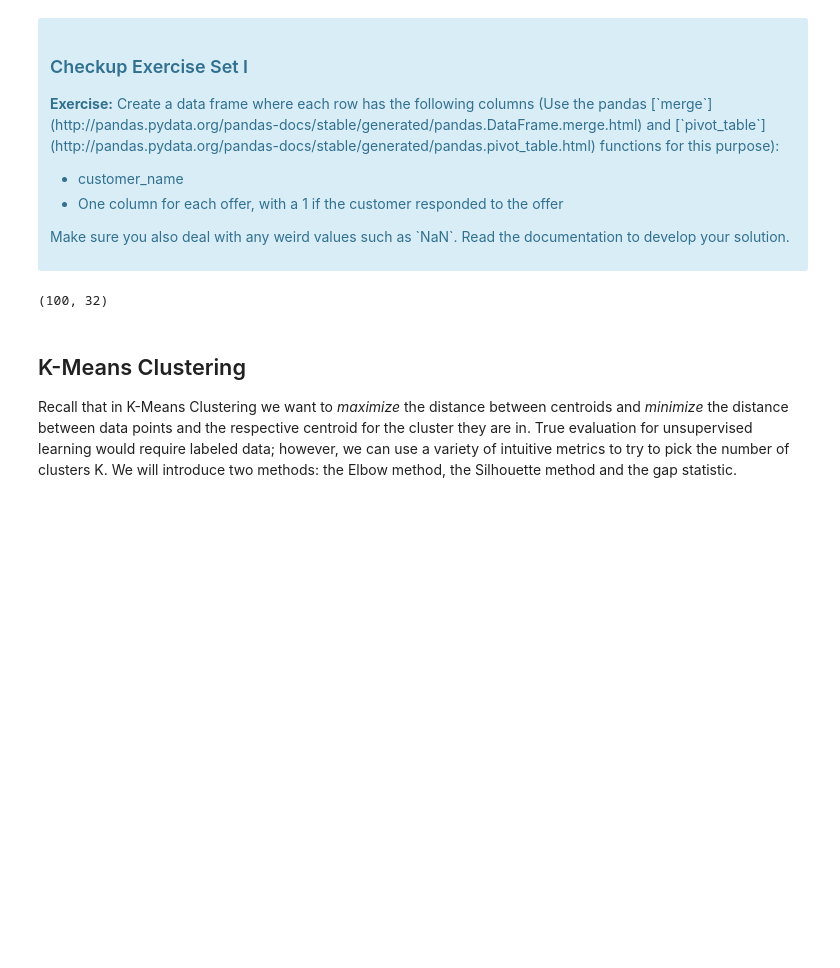
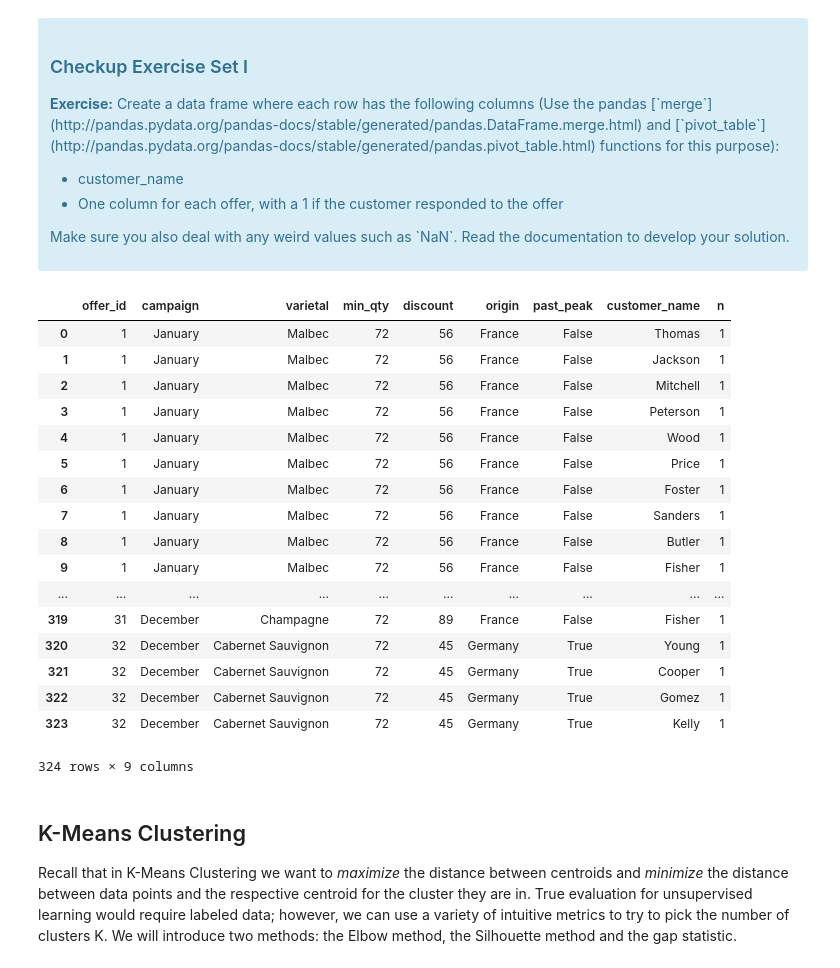
Before and after one commit to fsafe/aic-projects-public, a Jupyter notebook: unit-8-clustering/Mini_Project_Clustering.ipynb, the cells around one changed output. Cells and saved outputs as stored; diff of their text form; code cells hidden in the pictures; blank space fills up the shorter version.

```diff
--- a/unit-8-clustering/Mini_Project_Clustering.ipynb
+++ b/unit-8-clustering/Mini_Project_Clustering.ipynb
@@ -61,12 +61,28 @@ The first thing we need is a way to compare customers. To do this, we're going t
 # %%
 #your turn
 import numpy as np
 
-cus_off = pd.pivot_table(df_transactions,values = 'n', columns = 'offer_id', index = 'customer_name',
-                         aggfunc = np.max, fill_value = 0)
-cus_off.shape
+df = pd.merge(df_offers, df_transactions)
+cus_off = pd.pivot_table(df,values = 'n', columns = 'offer_id', index = 'customer_name', aggfunc = np.sum, fill_value = 0)
 # %% [output]
+|  | offer_id | campaign | varietal | min_qty | discount | origin | past_peak | customer_name | n |
+| 0 | 1 | January | Malbec | 72 | 56 | France | False | Thomas | 1 |
+| 1 | 1 | January | Malbec | 72 | 56 | France | False | Jackson | 1 |
+| 2 | 1 | January | Malbec | 72 | 56 | France | False | Mitchell | 1 |
+| 3 | 1 | January | Malbec | 72 | 56 | France | False | Peterson | 1 |
+| 4 | 1 | January | Malbec | 72 | 56 | France | False | Wood | 1 |
+| 5 | 1 | January | Malbec | 72 | 56 | France | False | Price | 1 |
+| 6 | 1 | January | Malbec | 72 | 56 | France | False | Foster | 1 |
+| 7 | 1 | January | Malbec | 72 | 56 | France | False | Sanders | 1 |
+| 8 | 1 | January | Malbec | 72 | 56 | France | False | Butler | 1 |
+| 9 | 1 | January | Malbec | 72 | 56 | France | False | Fisher | 1 |
+| ... | ... | ... | ... | ... | ... | ... | ... | ... | ... |
+| 319 | 31 | December | Champagne | 72 | 89 | France | False | Fisher | 1 |
+| 320 | 32 | December | Cabernet Sauvignon | 72 | 45 | Germany | True | Young | 1 |
+| 321 | 32 | December | Cabernet Sauvignon | 72 | 45 | Germany | True | Cooper | 1 |
+| 322 | 32 | December | Cabernet Sauvignon | 72 | 45 | Germany | True | Gomez | 1 |
+| 323 | 32 | December | Cabernet Sauvignon | 72 | 45 | Germany | True | Kelly | 1 |
-(100, 32)
+324 rows × 9 columns
 # %% [markdown]
 ## K-Means Clustering
 
```
Also changed, not shown: parts of 3 cells of this notebook.
